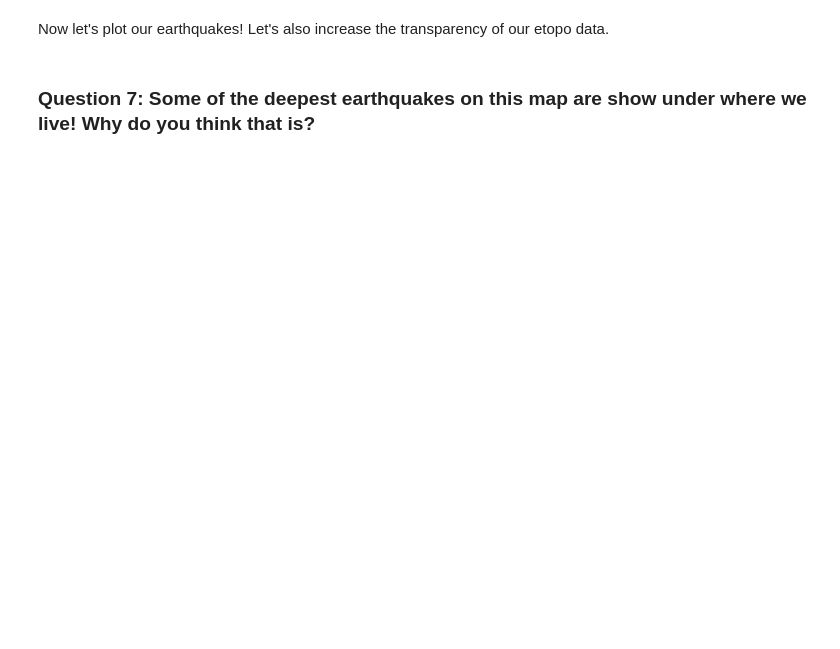
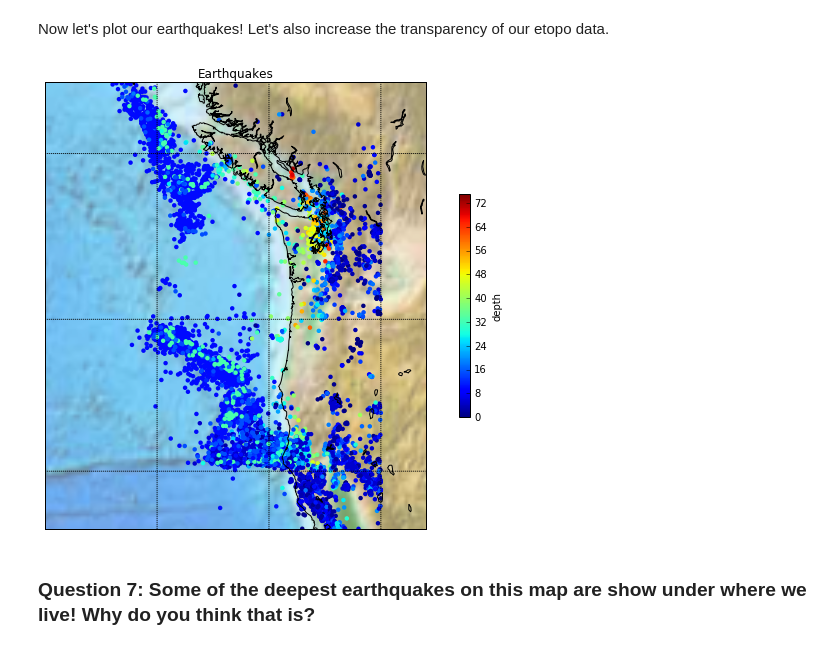
Before and after one commit to ginaschmalzle/girlswhocode_mapping_w_python, a Jupyter notebook: Matplotlib_tutorial.ipynb, the cells around one changed output. Drawn from its saved outputs; the diff is of its cells as text; code cells hidden in the pictures; blank space fills up the shorter version.

```diff
--- a/Matplotlib_tutorial.ipynb
+++ b/Matplotlib_tutorial.ipynb
@@ -342,23 +344,25 @@ Now let's plot our earthquakes!  Let's also increase the transparency of our eto
 # %%
 # Using basemap, define the projection, scale, the corners of the map, and the resolution and
 # assign the return object the variable name m.
 m = Basemap(projection='merc',llcrnrlat=38,urcrnrlat=52,\
             llcrnrlon=-135,urcrnrlon=-118,lat_ts=20,resolution='i')
 # Map topography
-m.etopo(alpha=.6)
+m.etopo(alpha=.6, scale = 0.5)
 m.drawcoastlines()
 # m.etopo()  # Resolution can change with 'scale'
 m.drawparallels(np.arange(-90.,91.,5.))
 m.drawmeridians(np.arange(-180.,181.,5.))
 plt.title("Earthquakes")
 #Transform long and lat to the map projection
 x,y = m(eq_df['longitude'].values, eq_df['latitude'].values)
 # Note I'm using a different color palette!
 # http://matplotlib.org/examples/color/colormaps_reference.html
 jet = plt.cm.get_cmap('jet')
 sc = plt.scatter(x,y, c=eq_df['depth'].values, vmin=0, vmax =75, cmap=jet, s=20, edgecolors='none')
 cbar = plt.colorbar(sc, shrink = .5)
 cbar.set_label('depth')
 plt.show()
+# %% [output]
+[figure, added]
 # %% [markdown]
 ### Question 7:  Some of the deepest earthquakes on this map are show under where we live!  Why do you think that is?
```
Also changed, not shown: parts of 1 cell of this notebook.
